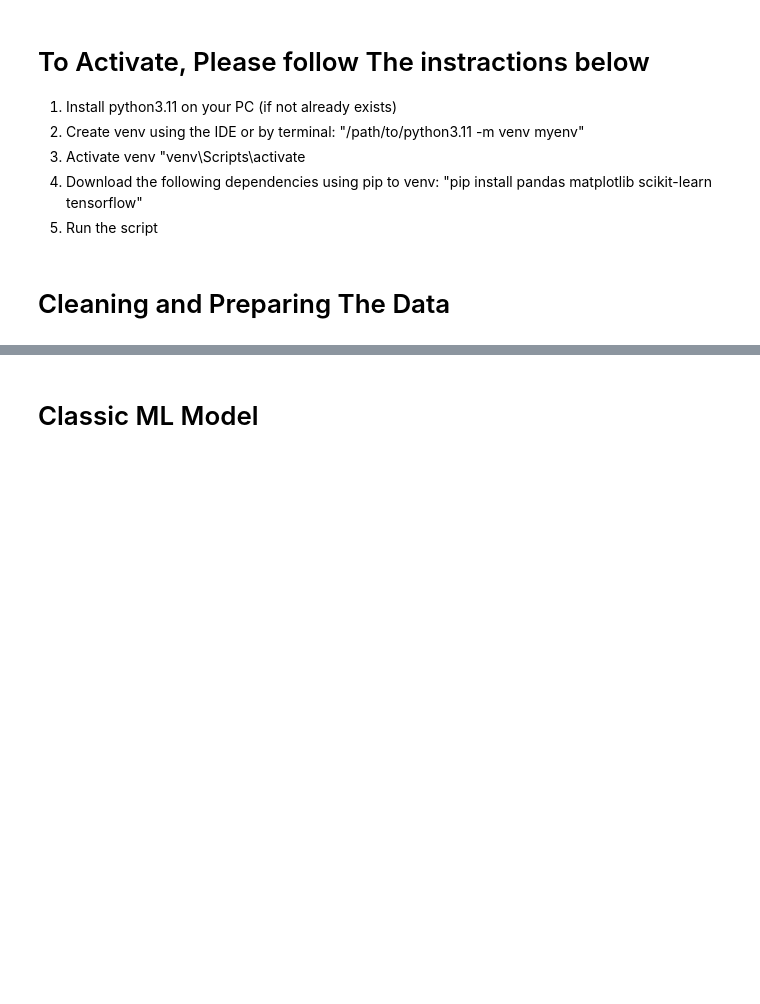
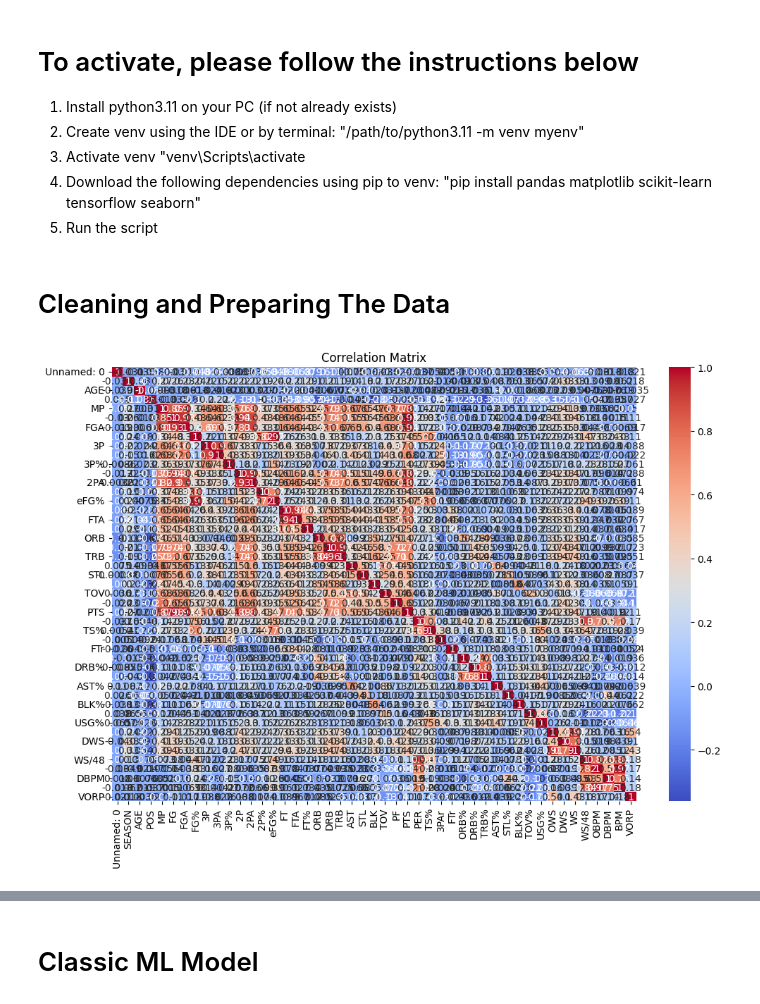
Before and after one commit to CarmiF/Python_basics_class, a Jupyter notebook: Nitzanim/HW_2025/helper_files/Nitzanim_Home_Asigment.ipynb, the cells around one changed output, grey strips where cells are left out. Cells and saved outputs as stored; diff of their text form; code cells hidden in the pictures; blank space fills up the shorter version.

```diff
--- a/Nitzanim/HW_2025/helper_files/Nitzanim_Home_Asigment.ipynb
+++ b/Nitzanim/HW_2025/helper_files/Nitzanim_Home_Asigment.ipynb
@@ -1,9 +1,9 @@
 # %% [markdown]
-# To Activate, Please follow The instractions below
+# To activate, please follow the instructions below
 1. Install python3.11 on your PC (if not already exists)
 2. Create venv using the IDE or by terminal: "/path/to/python3.11 -m venv myenv"
 3. Activate venv "venv\Scripts\activate
-3. Download the following dependencies using pip to venv: "pip install pandas matplotlib scikit-learn tensorflow"
+3. Download the following dependencies using pip to venv: "pip install pandas matplotlib scikit-learn tensorflow seaborn"
 4. Run the script
 # %%
 # Basic Libraries Import
@@ -30,2 +31,25 @@ from tensorflow.keras.optimizers import Adam
 # %% [markdown]
 # Cleaning and Preparing The Data
+# %%
+# Load players.csv data into a DataFrame
+df = pd.read_csv("players.csv")
+
+# Delate irrelevant columns
+df = df.drop(columns=['PLAYER', 'season year'])
+# Convert categorical columns to numerical using Label Encoding
+df['POS'] = LabelEncoder().fit_transform(df['POS'])
+# Fill NaN values with 0
+df = df.fillna(0)
+# Sample and display 5 rows of the DataFrame
+df.sample(5)
+df.describe()
+df.corr()
+import seaborn as sns
+import matplotlib.pyplot as plt
+
+plt.figure(figsize=(12,8))
+sns.heatmap(corr_matrix, annot=True, cmap='coolwarm')
+plt.title('Correlation Matrix')
+plt.show()
+# %% [output]
+[figure, added]
```
Also changed, not shown: parts of 14 cells of this notebook.
